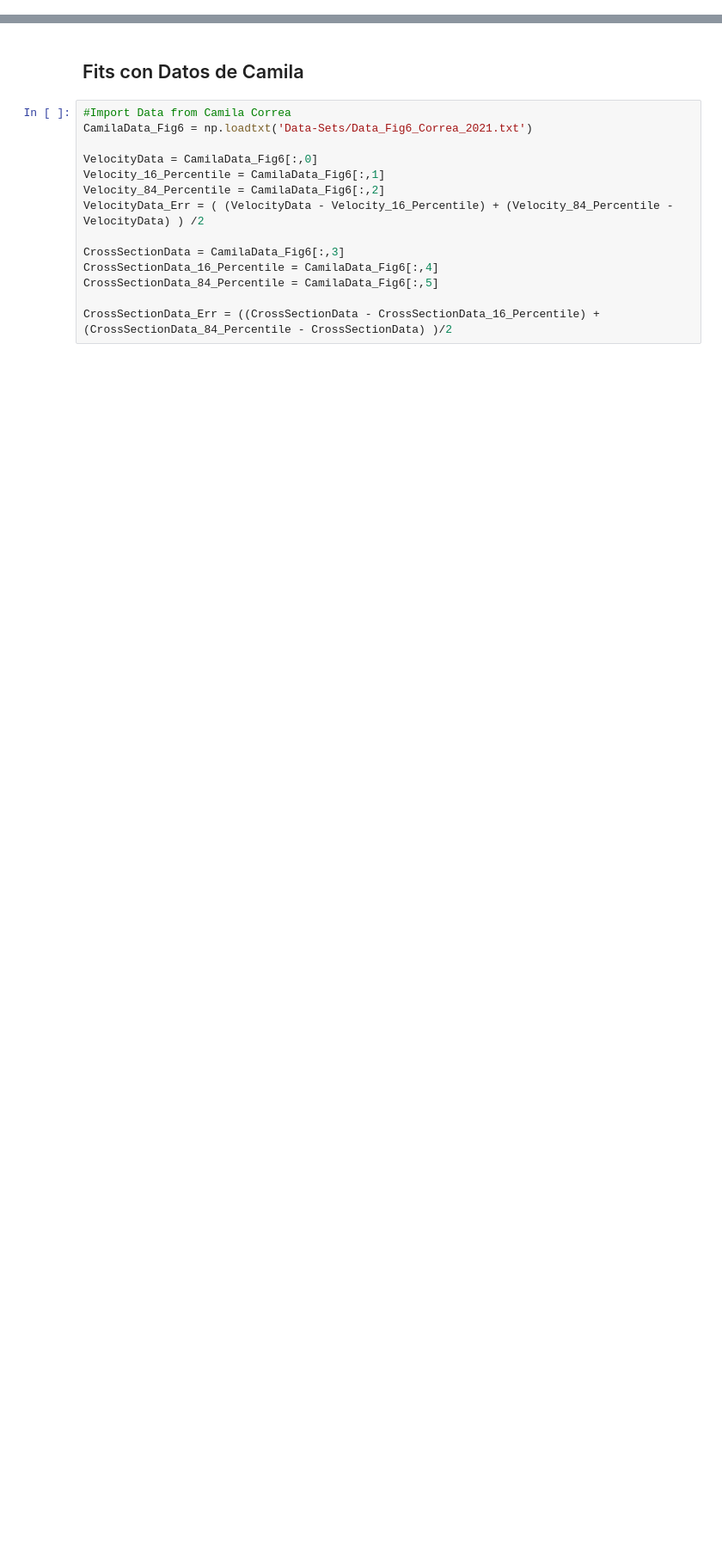
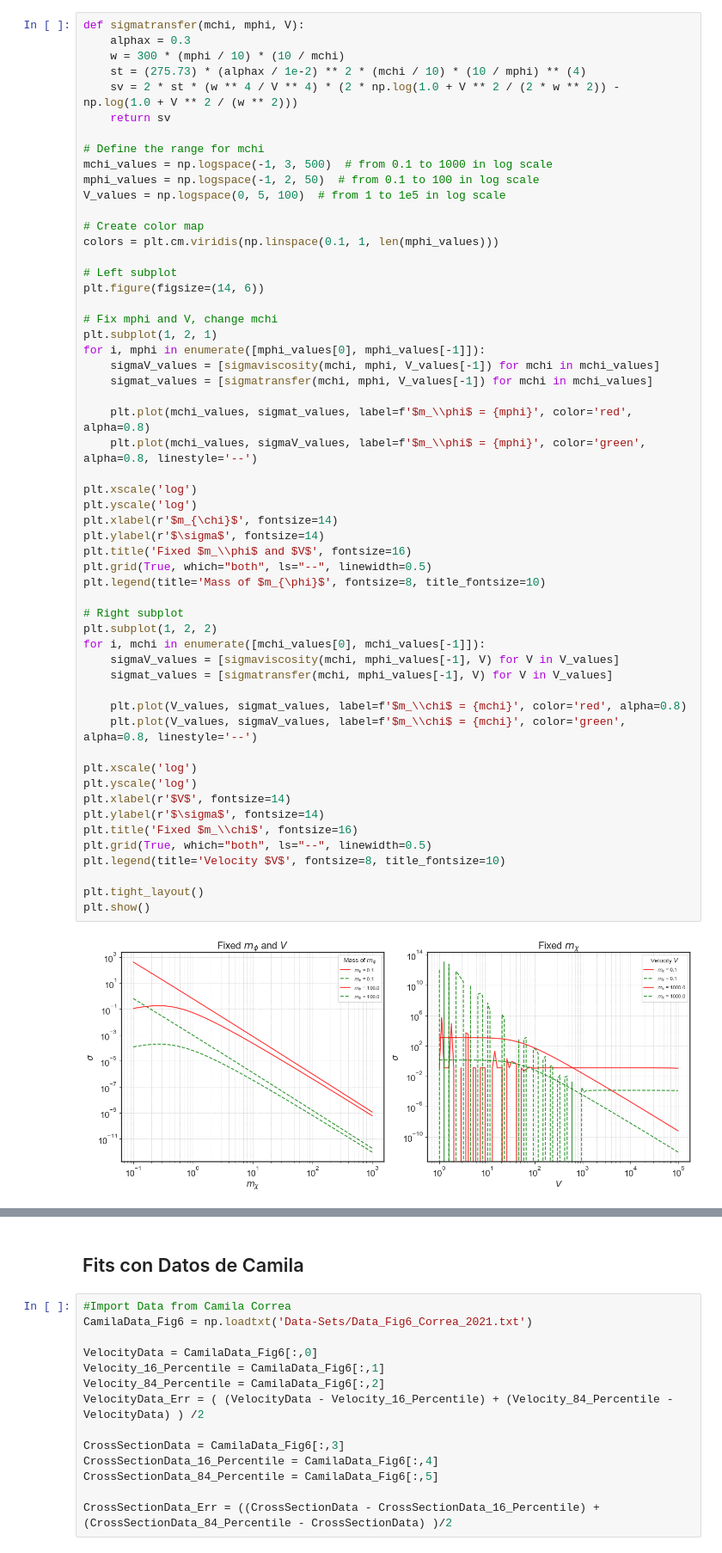
Before and after one commit to nigomezcr/Leptophilic-Atlas-Repo, a Jupyter notebook: Chi2-Fits.ipynb, the cells around one changed output, grey strips where cells are left out. Shown at 86% size. Cells and saved outputs as stored; diff of their text form; blank space fills up the shorter version.

```diff
--- a/Chi2-Fits.ipynb
+++ b/Chi2-Fits.ipynb
@@ -4,0 +93,57 @@ from scipy.optimize import minimize
+# %%
+def sigmatransfer(mchi, mphi, V):
+    alphax = 0.3
+    w = 300 * (mphi / 10) * (10 / mchi)
+    st = (275.73) * (alphax / 1e-2) ** 2 * (mchi / 10) * (10 / mphi) ** (4)
+    sv = 2 * st * (w ** 4 / V ** 4) * (2 * np.log(1.0 + V ** 2 / (2 * w ** 2)) - np.log(1.0 + V ** 2 / (w ** 2)))
+    return sv
+
+# Define the range for mchi
+mchi_values = np.logspace(-1, 3, 500)  # from 0.1 to 1000 in log scale
+mphi_values = np.logspace(-1, 2, 50)  # from 0.1 to 100 in log scale
+V_values = np.logspace(0, 5, 100)  # from 1 to 1e5 in log scale
+
+# Create color map
+colors = plt.cm.viridis(np.linspace(0.1, 1, len(mphi_values)))
+
+# Left subplot
+plt.figure(figsize=(14, 6))
+
+# Fix mphi and V, change mchi
+plt.subplot(1, 2, 1)
+for i, mphi in enumerate([mphi_values[0], mphi_values[-1]]):
+    sigmaV_values = [sigmaviscosity(mchi, mphi, V_values[-1]) for mchi in mchi_values]
+    sigmat_values = [sigmatransfer(mchi, mphi, V_values[-1]) for mchi in mchi_values]
+
+    plt.plot(mchi_values, sigmat_values, label=f'$m_\\phi$ = {mphi}', color='red', alpha=0.8)
+    plt.plot(mchi_values, sigmaV_values, label=f'$m_\\phi$ = {mphi}', color='green', alpha=0.8, linestyle='--')
+
+plt.xscale('log')
+plt.yscale('log')
+plt.xlabel(r'$m_{\chi}$', fontsize=14)
+plt.ylabel(r'$\sigma$', fontsize=14)
+plt.title('Fixed $m_\\phi$ and $V$', fontsize=16)
+plt.grid(True, which="both", ls="--", linewidth=0.5)
+plt.legend(title='Mass of $m_{\phi}$', fontsize=8, title_fontsize=10)
+
+# Right subplot
+plt.subplot(1, 2, 2)
+for i, mchi in enumerate([mchi_values[0], mchi_values[-1]]):
+    sigmaV_values = [sigmaviscosity(mchi, mphi_values[-1], V) for V in V_values]
+    sigmat_values = [sigmatransfer(mchi, mphi_values[-1], V) for V in V_values]
+
+    plt.plot(V_values, sigmat_values, label=f'$m_\\chi$ = {mchi}', color='red', alpha=0.8)
+    plt.plot(V_values, sigmaV_values, label=f'$m_\\chi$ = {mchi}', color='green', alpha=0.8, linestyle='--')
+
+plt.xscale('log')
+plt.yscale('log')
+plt.xlabel(r'$V$', fontsize=14)
+plt.ylabel(r'$\sigma$', fontsize=14)
+plt.title('Fixed $m_\\chi$', fontsize=16)
+plt.grid(True, which="both", ls="--", linewidth=0.5)
+plt.legend(title='Velocity $V$', fontsize=8, title_fontsize=10)
+
+plt.tight_layout()
+plt.show()
+# %% [output]
+[figure, added]
```
Also changed, not shown: parts of 15 cells of this notebook, 3 other files.
